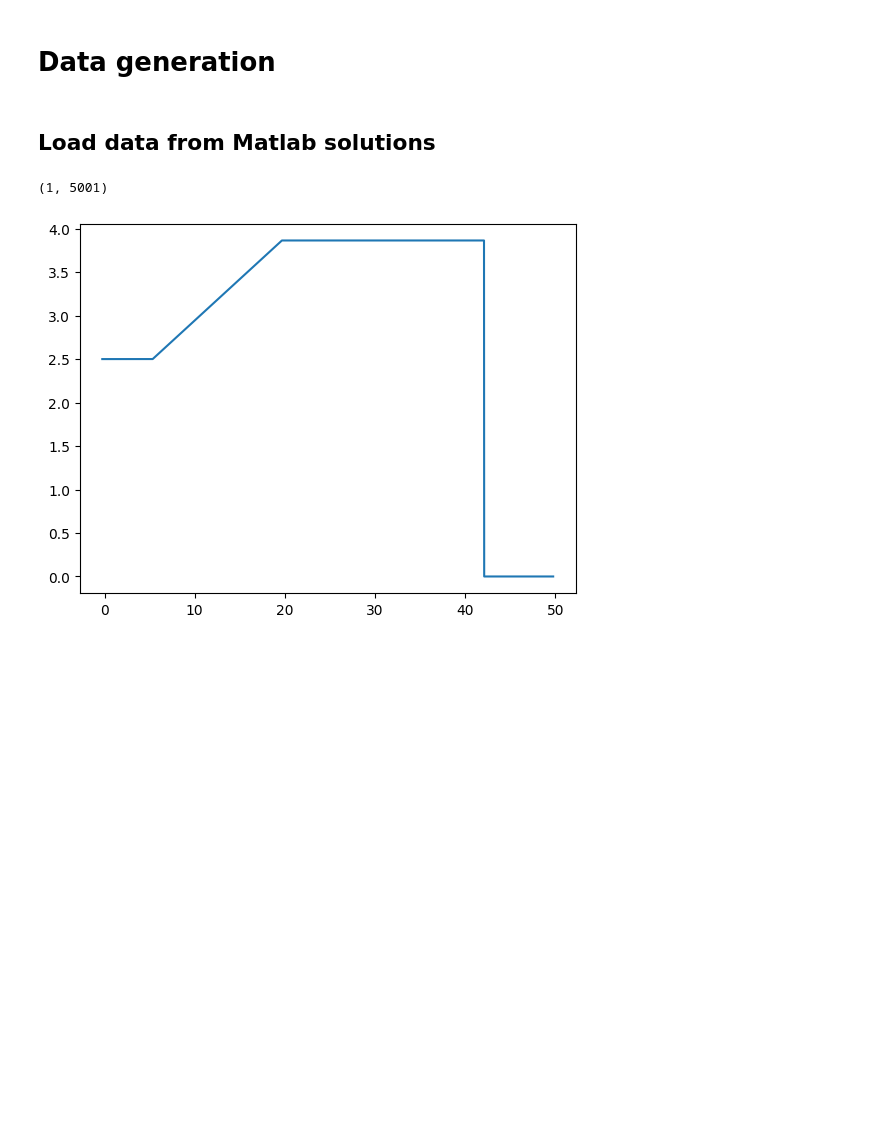
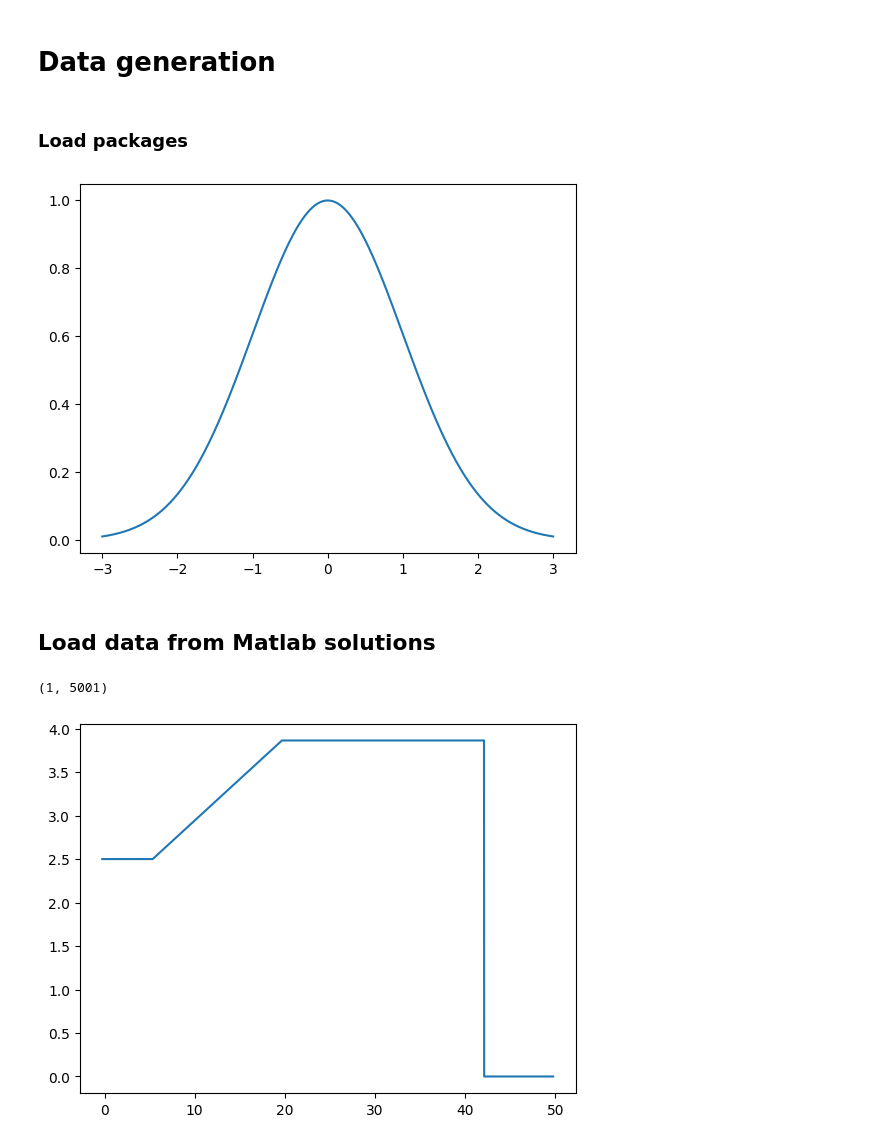
Before and after one commit to MelissaJessen/Shallow-Water-Equations, a Jupyter notebook: data-generation.ipynb, the cells around one changed output. Drawn from its saved outputs; the diff is of its cells as text; code cells hidden in the pictures; blank space fills up the shorter version.

```diff
--- a/data-generation.ipynb
+++ b/data-generation.ipynb
@@ -1,5 +1,7 @@
 # %% [markdown]
 # Data generation
+# %% [markdown]
+### Load packages
 # %%
 import numpy as np
 import h5py
@@ -7,6 +9,17 @@ import matplotlib.pyplot as plt
 import torch
 
 from scipy.io import loadmat
+# %%
+def gauss(x, mu, sigma):
+    return np.exp(- (x - mu) ** 2 / (2 * sigma ** 2))
+
+x = np.linspace(-3, 3, 1000)
+
+y = gauss(x, 0, 1)
+plt.plot(x, y)
+plt.show()
+# %% [output]
+[figure, added]
 # %% [markdown]
 ## Load data from Matlab solutions
 # %%
```
Also changed, not shown: 3 other files.
